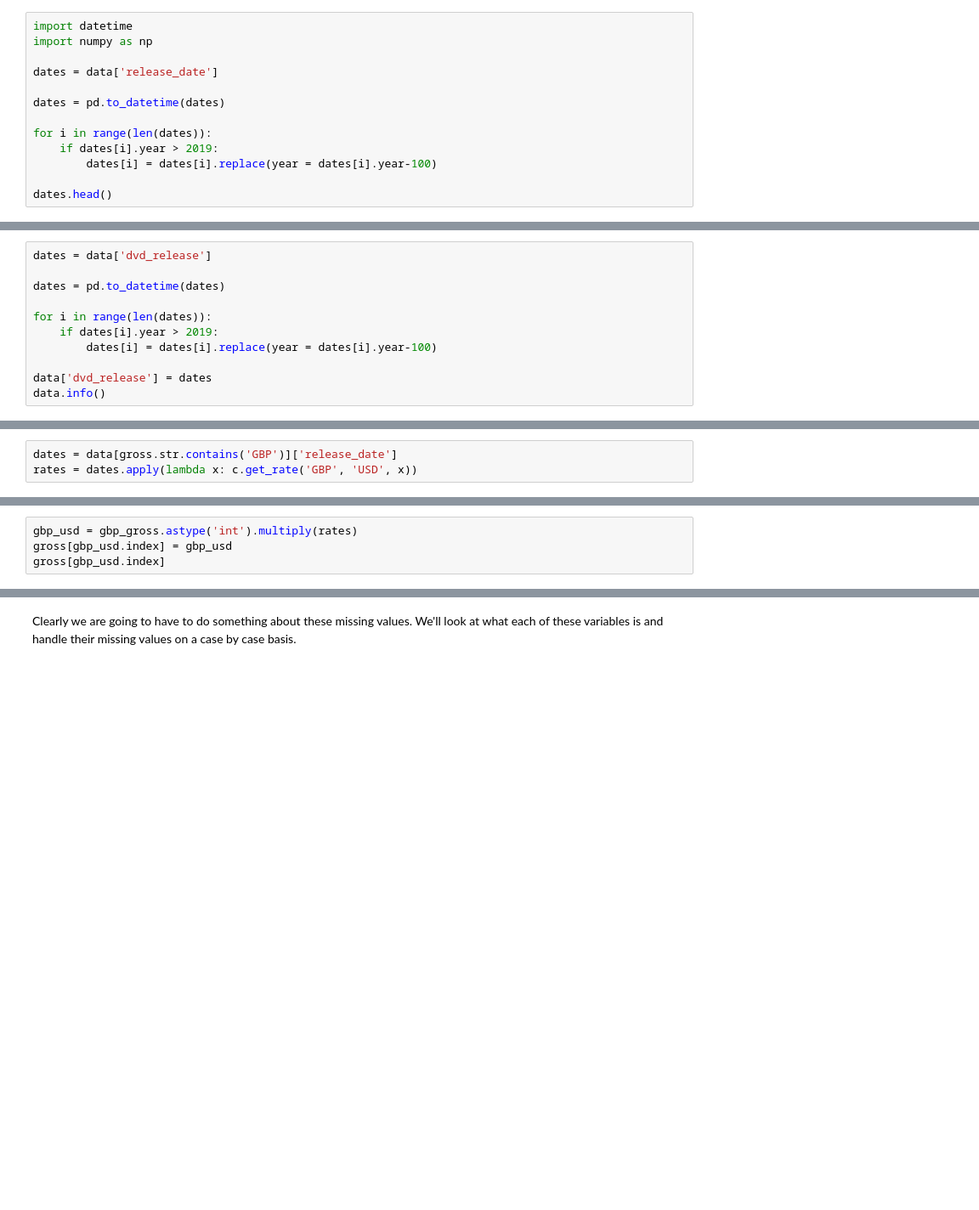
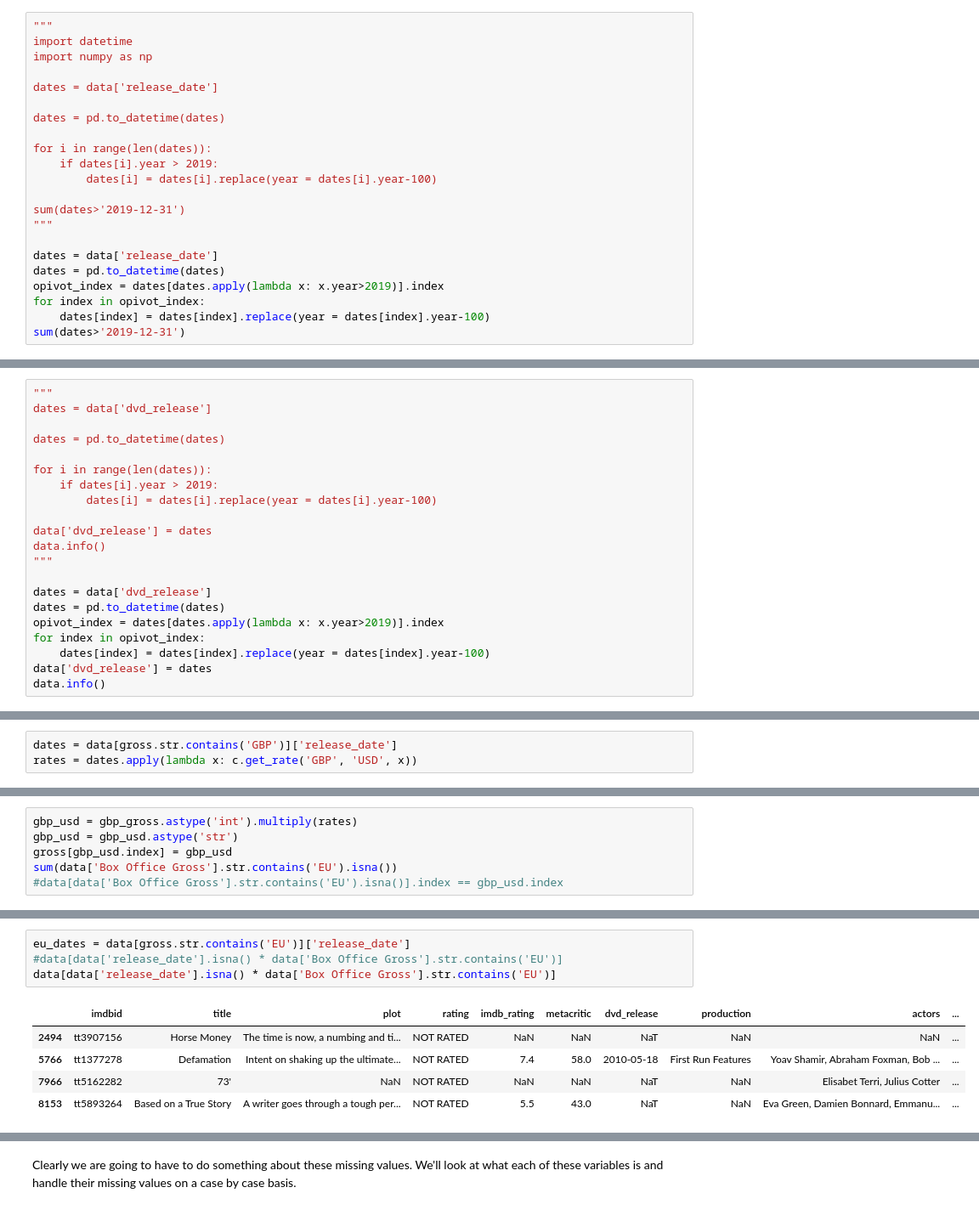
Before and after one commit to devinthai/NBCUniversal, a Jupyter notebook: Data Cleaning.ipynb, the cells around one changed output, grey strips where cells are left out. Shown at 85% size. Cells and saved outputs as stored; diff of their text form; blank space fills up the shorter version.

```diff
--- a/Data Cleaning.ipynb
+++ b/Data Cleaning.ipynb
@@ -98,6 +104,7 @@ pd.to_datetime(data['release_date'])[1],data['release_date'][1]
 # %% [markdown]
 Then we see that there is an issue with pandas to_datetime function. It converts very old dates back to the 19th century. Perhaps we need to use the datetime package per [this](https://stackoverflow.com/questions/16600548/how-to-parse-string-dates-with-2-digit-year).
 # %%
+"""
 import datetime
 import numpy as np
 
@@ -109,5 +116,13 @@ for i in range(len(dates)):
     if dates[i].year > 2019:
         dates[i] = dates[i].replace(year = dates[i].year-100)
 
-dates.head()
+sum(dates>'2019-12-31')
+"""
+
+dates = data['release_date']
+dates = pd.to_datetime(dates)
+opivot_index = dates[dates.apply(lambda x: x.year>2019)].index
+for index in opivot_index:
+    dates[index] = dates[index].replace(year = dates[index].year-100)
+sum(dates>'2019-12-31')
 # %% [output]
@@ -143,6 +153,7 @@ memory usage: 1.2+ MB
 # %% [markdown]
 It seems natural to also do the same for dvd_release.
 # %%
+"""
 dates = data['dvd_release']
 
 dates = pd.to_datetime(dates)
@@ -153,5 +164,14 @@ for i in range(len(dates)):
 
 data['dvd_release'] = dates
 data.info()
+"""
+
+dates = data['dvd_release']
+dates = pd.to_datetime(dates)
+opivot_index = dates[dates.apply(lambda x: x.year>2019)].index
+for index in opivot_index:
+    dates[index] = dates[index].replace(year = dates[index].year-100)
+data['dvd_release'] = dates
+data.info()
 # %% [output]
 <class 'pandas.core.frame.DataFrame'>
@@ -440,7 +462,9 @@ ValueError: cannot index with vector containing NA / NaN values
 # %%
 gbp_usd = gbp_gross.astype('int').multiply(rates)
+gbp_usd = gbp_usd.astype('str')
 gross[gbp_usd.index] = gbp_usd
-gross[gbp_usd.index]
+sum(data['Box Office Gross'].str.contains('EU').isna())
+#data[data['Box Office Gross'].str.contains('EU').isna()].index == gbp_usd.index
 # %% [output]
 A value is trying to be set on a copy of a slice from a DataFrame
 
@@ -464,0 +486,10 @@ Name: Box Office Gross, Length: 88, dtype: object
+# %%
+eu_dates = data[gross.str.contains('EU')]['release_date']
+#data[data['release_date'].isna() * data['Box Office Gross'].str.contains('EU')]
+data[data['release_date'].isna() * data['Box Office Gross'].str.contains('EU')]
+# %% [output]
+|  | imdbid | title | plot | rating | imdb_rating | metacritic | dvd_release | production | actors | ... |
+| 2494 | tt3907156 | Horse Money | The time is now, a numbing and ti... | NOT RATED | NaN | NaN | NaT | NaN | NaN | ... |
+| 5766 | tt1377278 | Defamation | Intent on shaking up the ultimate... | NOT RATED | 7.4 | 58.0 | 2010-05-18 | First Run Features | Yoav Shamir, Abraham Foxman, Bob ... | ... |
+| 7966 | tt5162282 | 73' | NaN | NOT RATED | NaN | NaN | NaT | NaN | Elisabet Terri, Julius Cotter | ... |
+| 8153 | tt5893264 | Based on a True Story | A writer goes through a tough per... | NOT RATED | 5.5 | 43.0 | NaT | NaN | Eva Green, Damien Bonnard, Emmanu... | ... |
```
Also changed, not shown: parts of 17 cells of this notebook.
